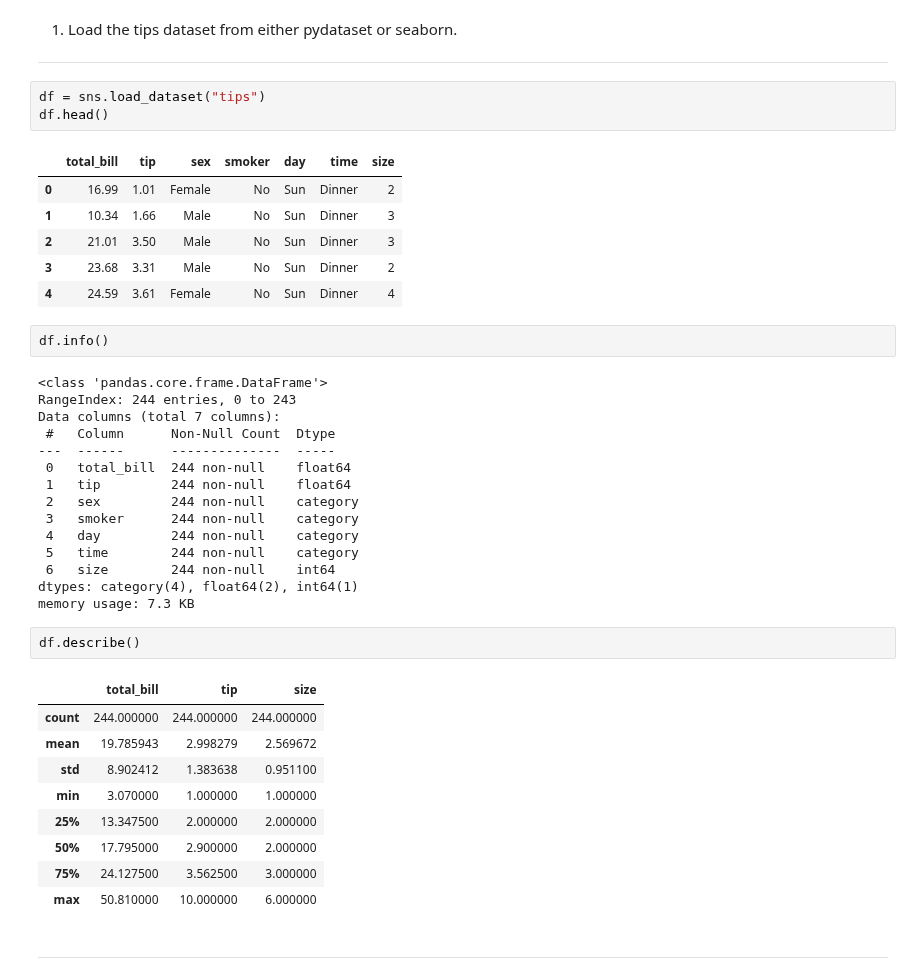
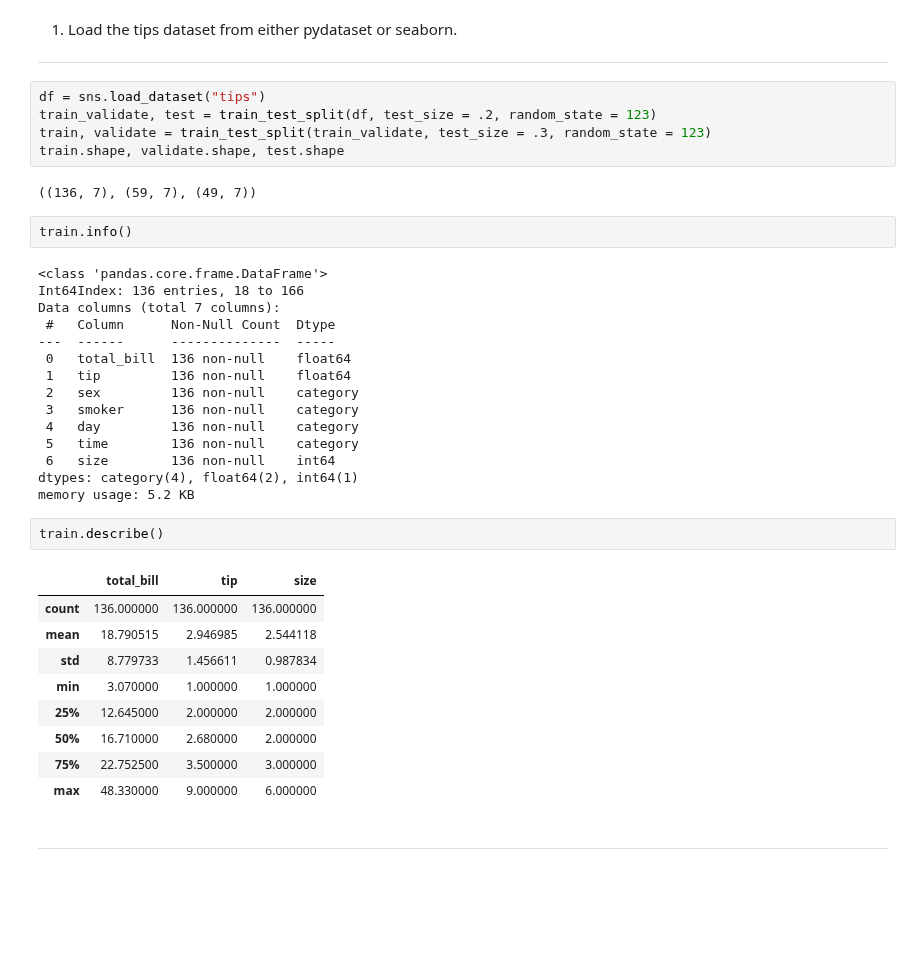
Before and after one commit to CSolitaire/regression-exercises, a Jupyter notebook: evaluate.ipynb, the cells around one changed output. Drawn from its saved outputs; the diff is of its cells as text; blank space fills up the shorter version.

```diff
--- a/evaluate.ipynb
+++ b/evaluate.ipynb
@@ -30,45 +31,42 @@ Do you work for this exercise in either a jupyter notebook named evaluate within
 1. Load the tips dataset from either pydataset or seaborn.
 
 *****
-# %%
-df = sns.load_dataset("tips")
-df.head()
-# %% [output]
-|  | total_bill | tip | sex | smoker | day | time | size |
-| 0 | 16.99 | 1.01 | Female | No | Sun | Dinner | 2 |
-| 1 | 10.34 | 1.66 | Male | No | Sun | Dinner | 3 |
-| 2 | 21.01 | 3.50 | Male | No | Sun | Dinner | 3 |
-| 3 | 23.68 | 3.31 | Male | No | Sun | Dinner | 2 |
-| 4 | 24.59 | 3.61 | Female | No | Sun | Dinner | 4 |
+# %%
+df = sns.load_dataset("tips")
+train_validate, test = train_test_split(df, test_size = .2, random_state = 123)
+train, validate = train_test_split(train_validate, test_size = .3, random_state = 123)
+train.shape, validate.shape, test.shape
+# %% [output]
+((136, 7), (59, 7), (49, 7))
 # %%
-df.info()
+train.info()
 # %% [output]
 <class 'pandas.core.frame.DataFrame'>
-RangeIndex: 244 entries, 0 to 243
+Int64Index: 136 entries, 18 to 166
 Data columns (total 7 columns):
  #   Column      Non-Null Count  Dtype
 ---  ------      --------------  -----
- 0   total_bill  244 non-null    float64
- 1   tip         244 non-null    float64
- 2   sex         244 non-null    category
- 3   smoker      244 non-null    category
- 4   day         244 non-null    category
- 5   time        244 non-null    category
- 6   size        244 non-null    int64
+ 0   total_bill  136 non-null    float64
+ 1   tip         136 non-null    float64
+ 2   sex         136 non-null    category
+ 3   smoker      136 non-null    category
+ 4   day         136 non-null    category
+ 5   time        136 non-null    category
+ 6   size        136 non-null    int64
 dtypes: category(4), float64(2), int64(1)
-memory usage: 7.3 KB
+memory usage: 5.2 KB
 # %%
-df.describe()
+train.describe()
 # %% [output]
 |  | total_bill | tip | size |
-| count | 244.000000 | 244.000000 | 244.000000 |
-| mean | 19.785943 | 2.998279 | 2.569672 |
-| std | 8.902412 | 1.383638 | 0.951100 |
+| count | 136.000000 | 136.000000 | 136.000000 |
+| mean | 18.790515 | 2.946985 | 2.544118 |
+| std | 8.779733 | 1.456611 | 0.987834 |
 | min | 3.070000 | 1.000000 | 1.000000 |
-| 25% | 13.347500 | 2.000000 | 2.000000 |
-| 50% | 17.795000 | 2.900000 | 2.000000 |
-| 75% | 24.127500 | 3.562500 | 3.000000 |
-| max | 50.810000 | 10.000000 | 6.000000 |
+| 25% | 12.645000 | 2.000000 | 2.000000 |
+| 50% | 16.710000 | 2.680000 | 2.000000 |
+| 75% | 22.752500 | 3.500000 | 3.000000 |
+| max | 48.330000 | 9.000000 | 6.000000 |
 # %% [markdown]
 *****
 # %% [markdown]
```
Also changed, not shown: parts of 15 cells of this notebook.
